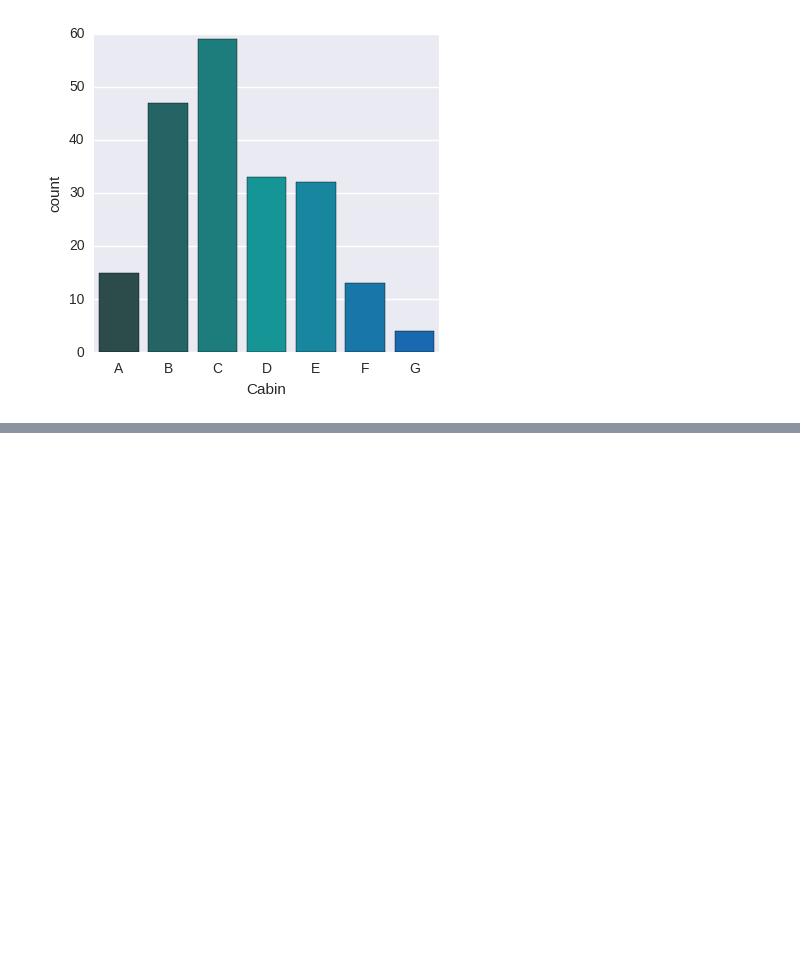
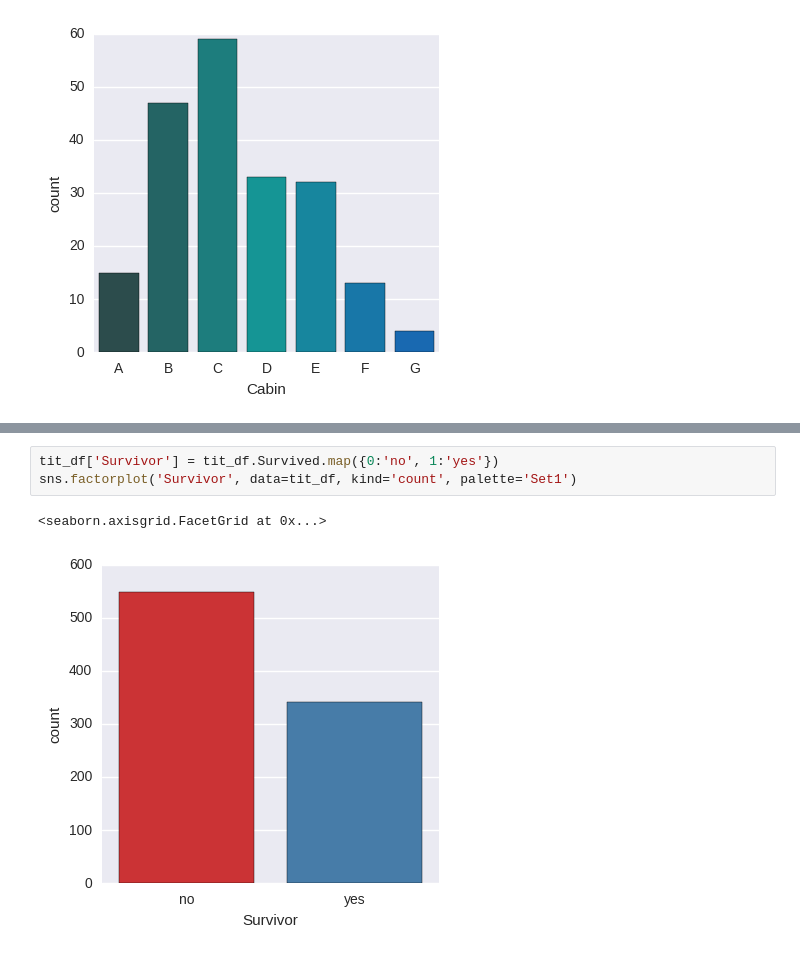
Before and after one commit to rafaelnovello/Data-Analysis, a Jupyter notebook: Titanic project.ipynb, the cells around one changed output, grey strips where cells are left out. Saved outputs shown, nothing was run; the diff lists cells and outputs as text; blank space fills up the shorter version.

```diff
--- a/Titanic project.ipynb
+++ b/Titanic project.ipynb
@@ -233,0 +273,6 @@ sns.factorplot('Embarked', data=tit_df, hue='Pclass', kind='count', order=list('
+# %%
+tit_df['Survivor'] = tit_df.Survived.map({0:'no', 1:'yes'})
+sns.factorplot('Survivor', data=tit_df, kind='count', palette='Set1')
+# %% [output]
+<seaborn.axisgrid.FacetGrid at 0x...>
+[figure, added]
```
Also changed, not shown: parts of 23 cells of this notebook.
